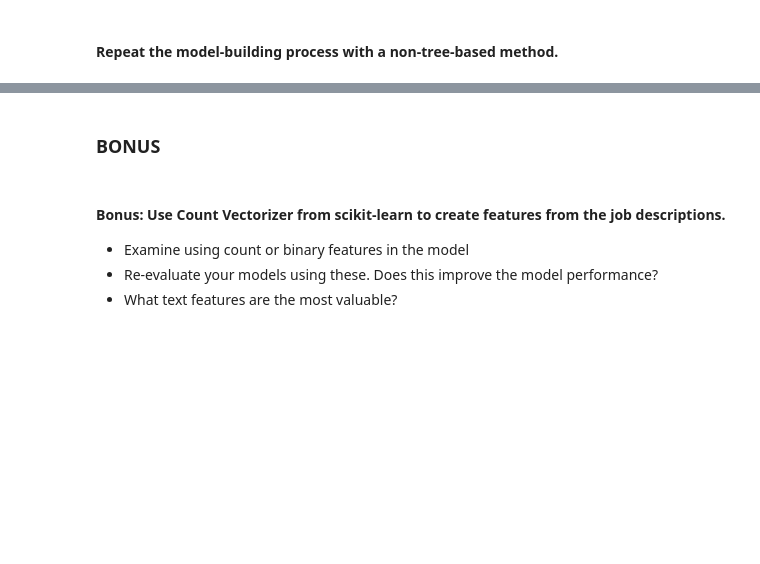
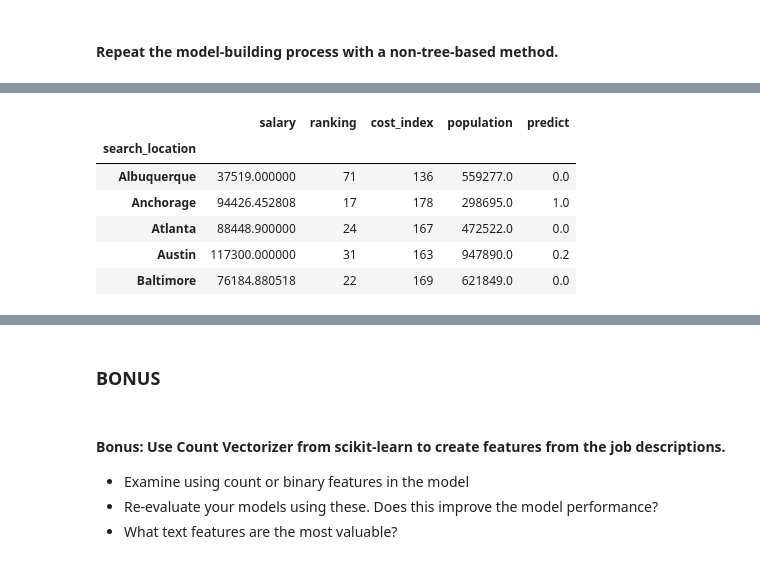
Before and after one commit to rtjeannier/Project_3, a Jupyter notebook: starter-code/project-3-starter-code-from-csv.ipynb, the cells around one changed output, grey strips where cells are left out. Saved outputs shown, nothing was run; the diff lists cells and outputs as text; code cells hidden in the pictures; blank space fills up the shorter version.

```diff
--- a/starter-code/project-3-starter-code-from-csv.ipynb
+++ b/starter-code/project-3-starter-code-from-csv.ipynb
@@ -323,0 +353,12 @@ np.mean(cross_val_score(mlp, X_train, y_train,cv=10))
+# %%
+df_plotting = df.groupby('search_location').mean()
+s=100 * (df_plotting.population/max(df_plotting.population))**(0.5)
+df_plotting.head()
+# %% [output]
+|  | salary | ranking | cost_index | population | predict |
+| search_location |  |  |  |  |  |
+| Albuquerque | 37519.000000 | 71 | 136 | 559277.0 | 0.0 |
+| Anchorage | 94426.452808 | 17 | 178 | 298695.0 | 1.0 |
+| Atlanta | 88448.900000 | 24 | 167 | 472522.0 | 0.0 |
+| Austin | 117300.000000 | 31 | 163 | 947890.0 | 0.2 |
+| Baltimore | 76184.880518 | 22 | 169 | 621849.0 | 0.0 |
```
Also changed, not shown: parts of 17 cells of this notebook, 2 other files.
